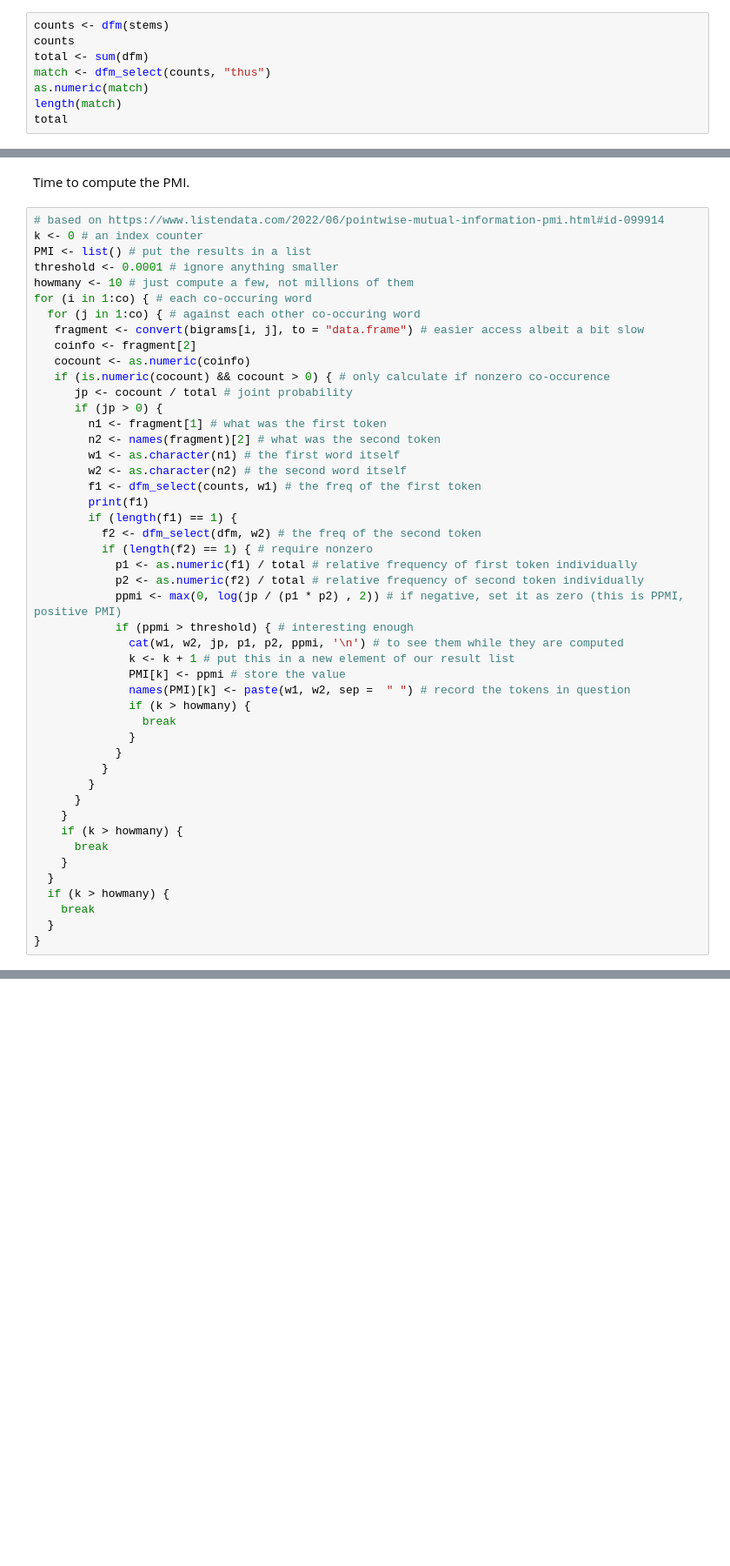
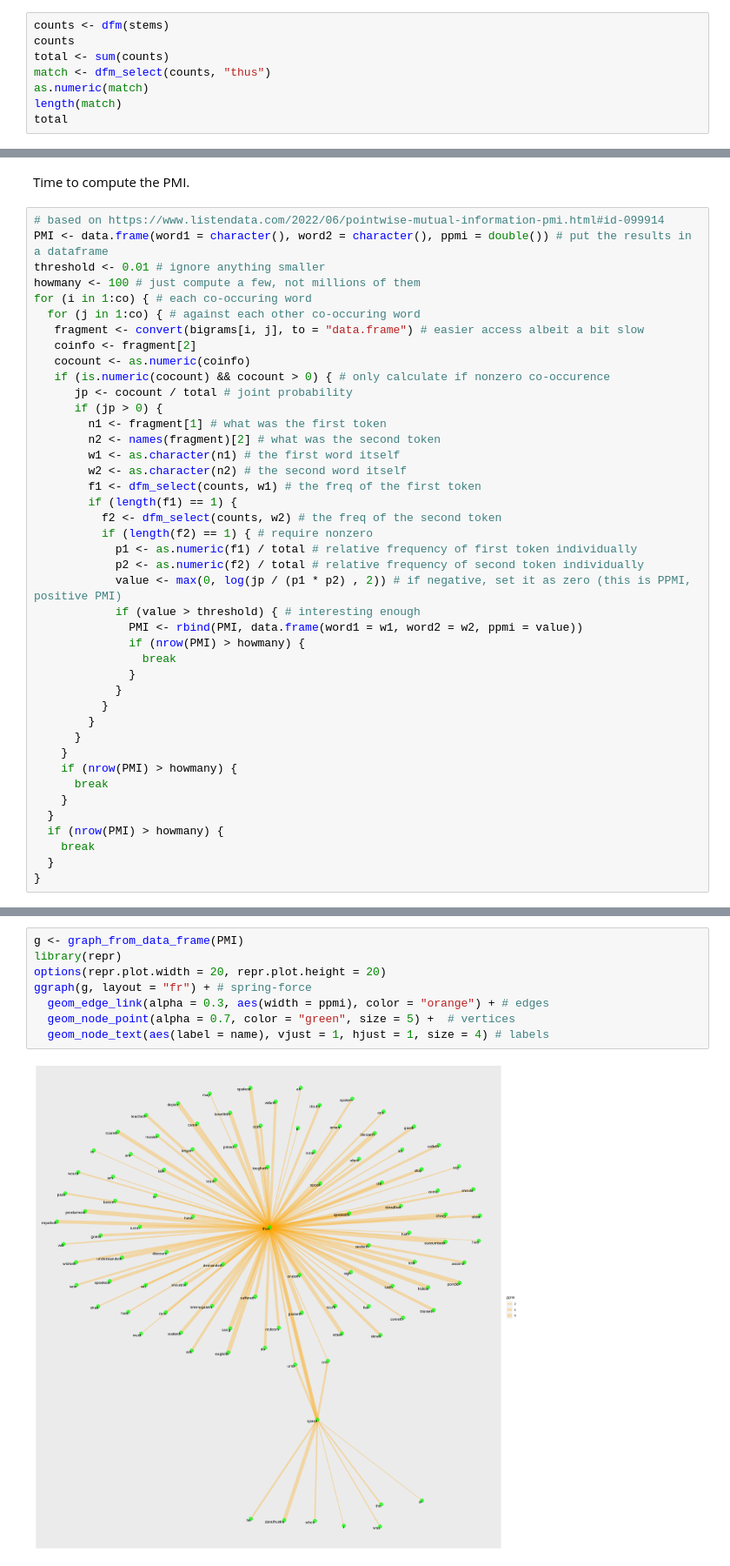
Before and after one commit to satuelisa/NLPF, a Jupyter notebook: NLPF_08_R.ipynb, the cells around one changed output, grey strips where cells are left out. Shown at 87% size. Saved outputs shown, nothing was run; the diff lists cells and outputs as text; blank space fills up the shorter version.

```diff
--- a/NLPF_08_R.ipynb
+++ b/NLPF_08_R.ipynb
@@ -451,7 +451,7 @@ We also need the individual frequencies.
 # %%
 counts <- dfm(stems)
 counts
-total <- sum(dfm)
+total <- sum(counts)
 match <- dfm_select(counts, "thus")
 as.numeric(match)
 length(match)
@@ -469,10 +469,9 @@ docs    thus spake zarathustra first part   s discours prologu  1 when
 Time to compute the PMI.
 # %%
 # based on https://www.listendata.com/2022/06/pointwise-mutual-information-pmi.html#id-099914
-k <- 0 # an index counter
-PMI <- list() # put the results in a list
-threshold <- 0.0001 # ignore anything smaller
-howmany <- 10 # just compute a few, not millions of them
+PMI <- data.frame(word1 = character(), word2 = character(), ppmi = double()) # put the results in a dataframe
+threshold <- 0.01 # ignore anything smaller
+howmany <- 100 # just compute a few, not millions of them
 for (i in 1:co) { # each co-occuring word
   for (j in 1:co) { # against each other co-occuring word
    fragment <- convert(bigrams[i, j], to = "data.frame") # easier access albeit a bit slow
@@ -486,19 +485,15 @@ for (i in 1:co) { # each co-occuring word
         w1 <- as.character(n1) # the first word itself
         w2 <- as.character(n2) # the second word itself
         f1 <- dfm_select(counts, w1) # the freq of the first token
-        print(f1)
         if (length(f1) == 1) {
-          f2 <- dfm_select(dfm, w2) # the freq of the second token
+          f2 <- dfm_select(counts, w2) # the freq of the second token
           if (length(f2) == 1) { # require nonzero
             p1 <- as.numeric(f1) / total # relative frequency of first token individually
             p2 <- as.numeric(f2) / total # relative frequency of second token individually
-            ppmi <- max(0, log(jp / (p1 * p2) , 2)) # if negative, set it as zero (this is PPMI, positive PMI)
-            if (ppmi > threshold) { # interesting enough
-              cat(w1, w2, jp, p1, p2, ppmi, '\n') # to see them while they are computed
-              k <- k + 1 # put this in a new element of our result list
-              PMI[k] <- ppmi # store the value
-              names(PMI)[k] <- paste(w1, w2, sep =  " ") # record the tokens in question
-              if (k > howmany) {
+            value <- max(0, log(jp / (p1 * p2) , 2)) # if negative, set it as zero (this is PPMI, positive PMI)
+            if (value > threshold) { # interesting enough
+              PMI <- rbind(PMI, data.frame(word1 = w1, word2 = w2, ppmi = value))
+              if (nrow(PMI) > howmany) {
                 break
               }
             }
@@ -506,11 +501,11 @@ for (i in 1:co) { # each co-occuring word
         }
       }
     }
-    if (k > howmany) {
+    if (nrow(PMI) > howmany) {
       break
     }
   }
-  if (k > howmany) {
+  if (nrow(PMI) > howmany) {
     break
   }
 }
@@ -520,0 +549,10 @@ list()
+# %%
+g <- graph_from_data_frame(PMI)
+library(repr)
+options(repr.plot.width = 20, repr.plot.height = 20)
+ggraph(g, layout = "fr") + # spring-force
+  geom_edge_link(alpha = 0.3, aes(width = ppmi), color = "orange") + # edges
+  geom_node_point(alpha = 0.7, color = "green", size = 5) +  # vertices
+  geom_node_text(aes(label = name), vjust = 1, hjust = 1, size = 4) # labels
+# %% [output]
+[figure, added]
```
Also changed, not shown: parts of 18 cells of this notebook.
